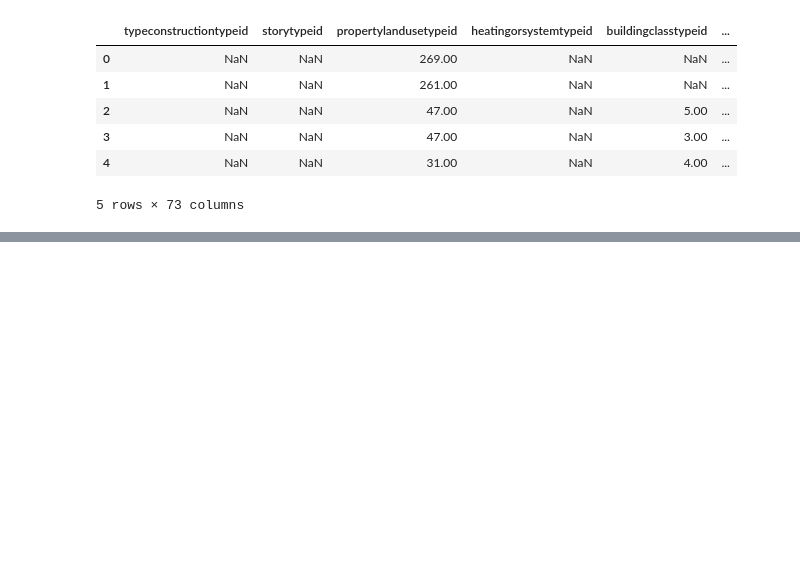
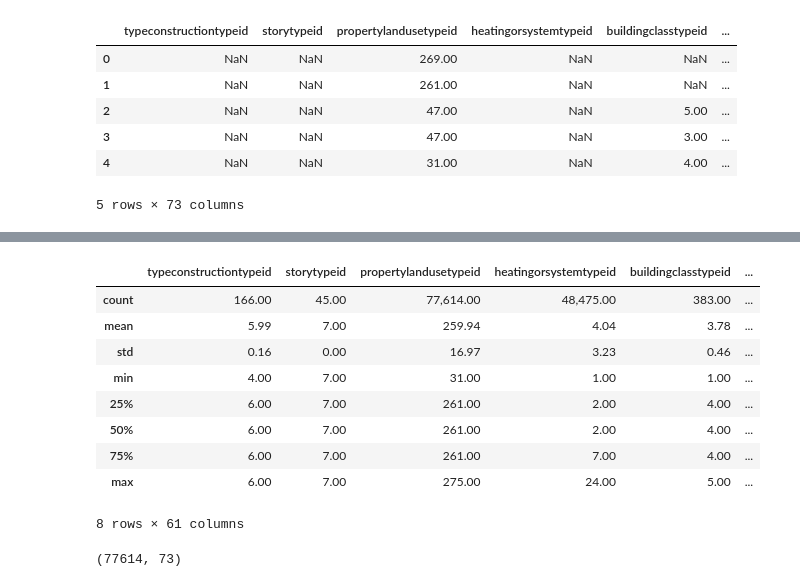
Before and after one commit to SLawsonWoods/clustering_zillow, a Jupyter notebook: drafting_notebook.ipynb, the cells around one changed output, grey strips where cells are left out. Drawn from its saved outputs; the diff is of its cells as text; code cells hidden in the pictures; blank space fills up the shorter version.

```diff
--- a/drafting_notebook.ipynb
+++ b/drafting_notebook.ipynb
@@ -71,0 +94,17 @@ df.head()
+# %%
+df.describe()
+# %% [output]
+|  | typeconstructiontypeid | storytypeid | propertylandusetypeid | heatingorsystemtypeid | buildingclasstypeid | ... |
+| count | 166.00 | 45.00 | 77,614.00 | 48,475.00 | 383.00 | ... |
+| mean | 5.99 | 7.00 | 259.94 | 4.04 | 3.78 | ... |
+| std | 0.16 | 0.00 | 16.97 | 3.23 | 0.46 | ... |
+| min | 4.00 | 7.00 | 31.00 | 1.00 | 1.00 | ... |
+| 25% | 6.00 | 7.00 | 261.00 | 2.00 | 4.00 | ... |
+| 50% | 6.00 | 7.00 | 261.00 | 2.00 | 4.00 | ... |
+| 75% | 6.00 | 7.00 | 261.00 | 7.00 | 4.00 | ... |
+| max | 6.00 | 7.00 | 275.00 | 24.00 | 5.00 | ... |
+8 rows × 61 columns
+# %%
+df.shape
+# %% [output]
+(77614, 73)
```
Also changed, not shown: parts of 6 cells of this notebook.
